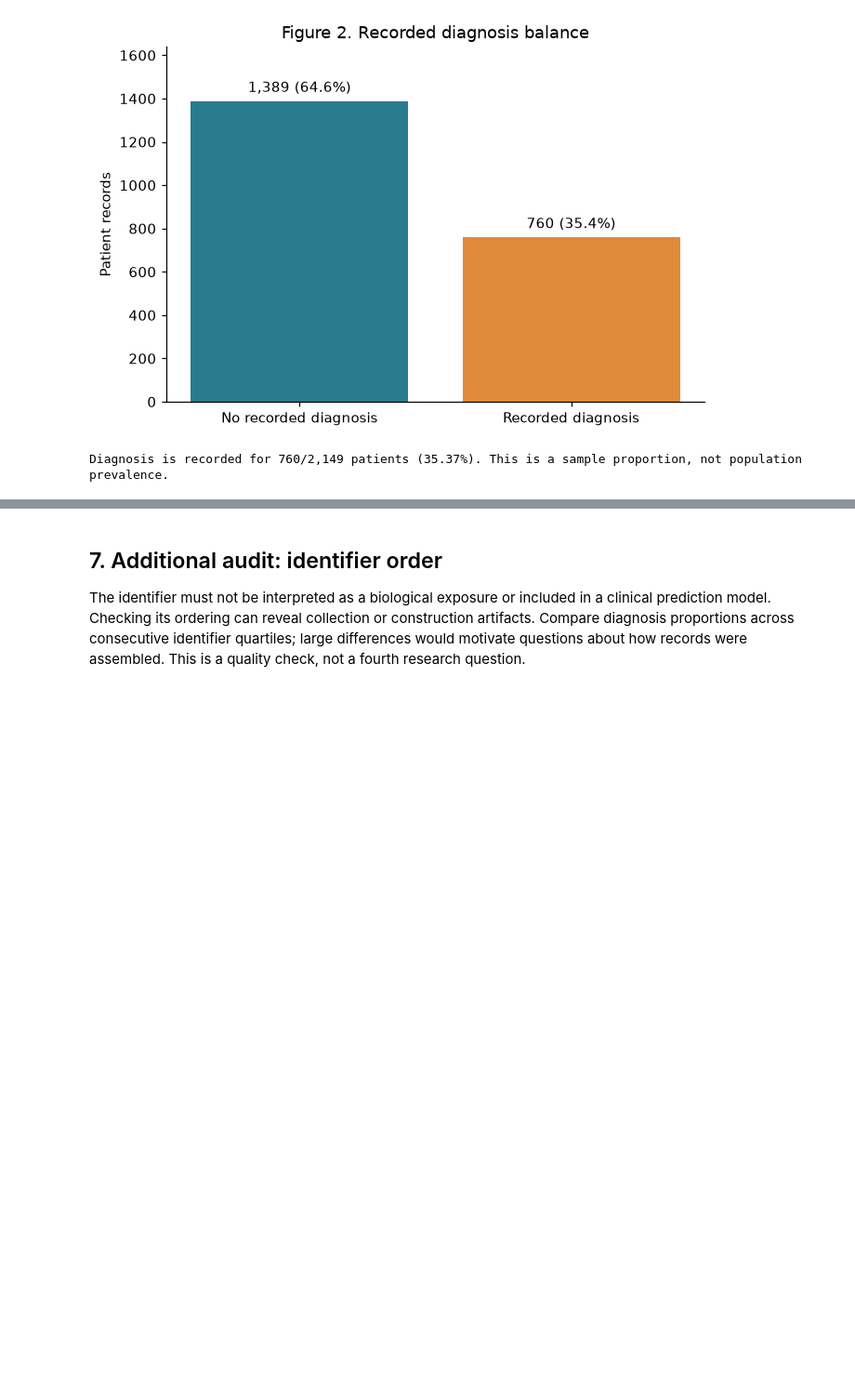
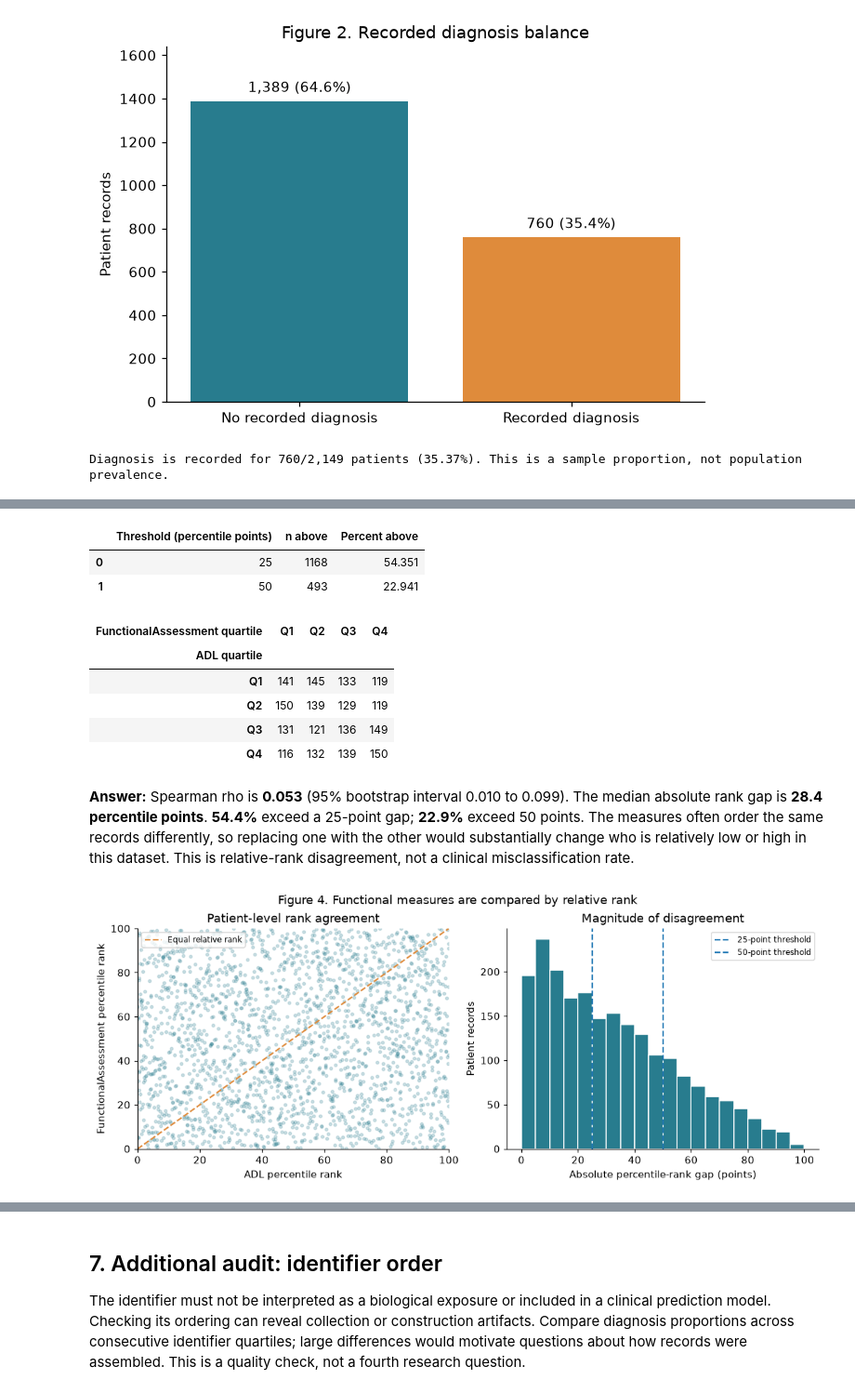
Before and after one commit to gebreabgithub/python_Task_3A, a Jupyter notebook: Assignment_3A_Alzheimers_Explore_and_Plan.ipynb, the cells around one changed output, grey strips where cells are left out. Shown at 93% size. Drawn from its saved outputs; the diff is of its cells as text; code cells hidden in the pictures; blank space fills up the shorter version.

```diff
--- a/Assignment_3A_Alzheimers_Explore_and_Plan.ipynb
+++ b/Assignment_3A_Alzheimers_Explore_and_Plan.ipynb
@@ -466,0 +481,37 @@ plt.show()
+# %%
+def spearman_pair(d):
+    return d.ADL.rank().corr(d.FunctionalAssessment.rank())
+function=df.copy()
+function['ADL_percentile']=100*function.ADL.rank(method='average',pct=True)
+function['FA_percentile']=100*function.FunctionalAssessment.rank(method='average',pct=True)
+function['Rank_gap']=(function.ADL_percentile-function.FA_percentile).abs()
+rho=spearman_pair(function)
+rho_ci=bootstrap(function,spearman_pair,seed=2028)
+threshold_results=pd.DataFrame([{'Threshold (percentile points)':t,'n above':int(function.Rank_gap.gt(t).sum()),'Percent above':100*function.Rank_gap.gt(t).mean()} for t in [25,50]])
+display(threshold_results)
+quartile_table=pd.crosstab(pd.qcut(function.ADL,4,labels=['Q1','Q2','Q3','Q4']),pd.qcut(function.FunctionalAssessment,4,labels=['Q1','Q2','Q3','Q4']))
+display(quartile_table.rename_axis(index='ADL quartile',columns='FunctionalAssessment quartile'))
+display(Markdown(f'**Answer:** Spearman rho is **{rho:.3f}** (95% bootstrap interval {rho_ci[0]:.3f} to {rho_ci[1]:.3f}). The median absolute rank gap is **{function.Rank_gap.median():.1f} percentile points**. **{function.Rank_gap.gt(25).mean():.1%}** exceed a 25-point gap; **{function.Rank_gap.gt(50).mean():.1%}** exceed 50 points. The measures often order the same records differently, so replacing one with the other would substantially change who is relatively low or high in this dataset. This is relative-rank disagreement, not a clinical misclassification rate.'))
+fig,axes=plt.subplots(1,2,figsize=(10,4),layout='constrained')
+axes[0].scatter(function.ADL_percentile,function.FA_percentile,s=8,alpha=.22,color='#287c8e')
+axes[0].plot([0,100],[0,100],color='#df8b3b',linestyle='--',label='Equal relative rank')
+axes[0].set(xlabel='ADL percentile rank',ylabel='FunctionalAssessment percentile rank',xlim=(0,100),ylim=(0,100),title='Patient-level rank agreement')
+axes[0].legend(fontsize=8)
+axes[1].hist(function.Rank_gap,bins=np.arange(0,105,5),color='#287c8e',edgecolor='white')
+for threshold in [25,50]:axes[1].axvline(threshold,linestyle='--',label=f'{threshold}-point threshold')
+axes[1].set(xlabel='Absolute percentile-rank gap (points)',ylabel='Patient records',title='Magnitude of disagreement')
+axes[1].legend(fontsize=8)
+fig.suptitle('Figure 4. Functional measures are compared by relative rank')
+plt.show()
+# %% [output]
+|  | Threshold (percentile points) | n above | Percent above |
+| 0 | 25 | 1168 | 54.351 |
+| 1 | 50 | 493 | 22.941 |
+| FunctionalAssessment quartile | Q1 | Q2 | Q3 | Q4 |
+| ADL quartile |  |  |  |  |
+| Q1 | 141 | 145 | 133 | 119 |
+| Q2 | 150 | 139 | 129 | 119 |
+| Q3 | 131 | 121 | 136 | 149 |
+| Q4 | 116 | 132 | 139 | 150 |
+**Answer:** Spearman rho is **0.053** (95% bootstrap interval 0.010 to 0.099). The median absolute rank gap is **28.4 percentile points**. **54.4%** exceed a 25-point gap; **22.9%** exceed 50 points. The measures often order the same records differently, so replacing one with the other would substantially change who is relatively low or high in this dataset. This is relative-rank disagreement, not a clinical misclassification rate.
+[figure, added]
```
Also changed, not shown: parts of 20 cells of this notebook, 1 other file.
